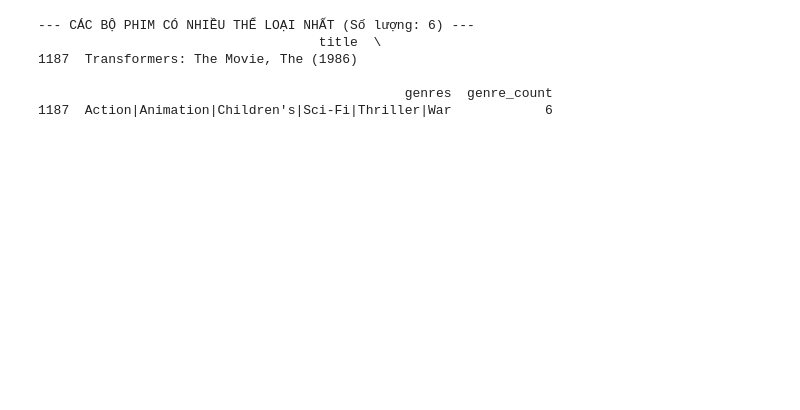
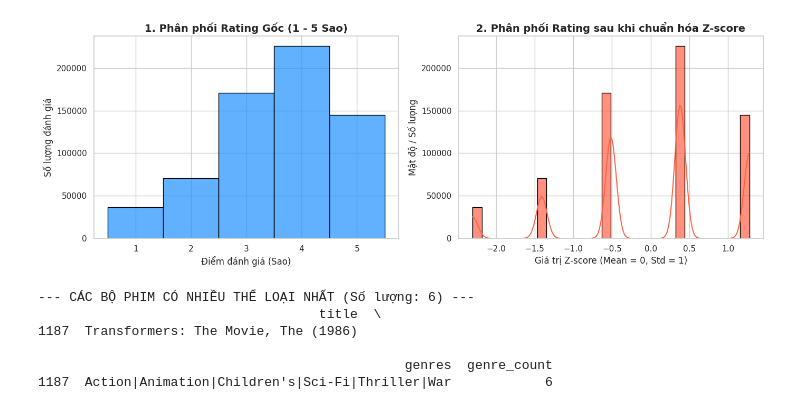
Before and after one commit to thuviettran/demo-github, a Jupyter notebook: movie_v3.ipynb, the cells around one changed output. Cells and saved outputs as stored; diff of their text form; code cells hidden in the pictures; blank space fills up the shorter version.

Commit message:
đã sửa thay đổi và hoàn chỉnh: 9/4/2026

```diff
--- a/movie_v3.ipynb
+++ b/movie_v3.ipynb
@@ -318,3 +443,38 @@ print("Đã xuất thành công ra file Ket_Qua_Tap_Test.xlsx!")
+# %%
+import matplotlib.pyplot as plt
+import seaborn as sns
+
+# =====================
+# VẼ BIỂU ĐỒ TRỰC QUAN HÓA DỮ LIỆU RATING
+# Đặt đoạn code này ngay sau khi bạn đã chia và chuẩn hóa y_train
+# =====================
+
+# Thiết lập phong cách nền cho biểu đồ đẹp hơn
+sns.set_theme(style="whitegrid")
+
+# Tạo một khung hình gồm 2 biểu đồ nằm ngang (1 hàng, 2 cột)
+fig, axes = plt.subplots(1, 2, figsize=(14, 5))
+
+# --- Biểu đồ 1: Rating Gốc (1-5 sao) ---
+sns.histplot(y_train_raw, bins=5, discrete=True, color="dodgerblue", edgecolor="black", alpha=0.7, ax=axes[0])
+axes[0].set_title("1. Phân phối Rating Gốc (1 - 5 Sao)", fontsize=14, fontweight='bold')
+axes[0].set_xlabel("Điểm đánh giá (Sao)", fontsize=12)
+axes[0].set_ylabel("Số lượng đánh giá", fontsize=12)
+axes[0].set_xticks([1, 2, 3, 4, 5]) # Ép hiển thị đúng 5 mức điểm
+
+# --- Biểu đồ 2: Rating Chuẩn hóa (Z-score) ---
+sns.histplot(y_train, bins=30, kde=True, color="tomato", edgecolor="black", alpha=0.7, ax=axes[1])
+axes[1].set_title("2. Phân phối Rating sau khi chuẩn hóa Z-score", fontsize=14, fontweight='bold')
+axes[1].set_xlabel("Giá trị Z-score (Mean = 0, Std = 1)", fontsize=12)
+axes[1].set_ylabel("Mật độ / Số lượng", fontsize=12)
+
+# Điều chỉnh khoảng cách giữa 2 biểu đồ cho cân đối
+plt.tight_layout()
+
+# Hiển thị biểu đồ ra màn hình
+plt.show()
+# %% [output]
+[figure, added]
 # %%
 # =====================
 # In ra bộ phim có nhiều thể loại nhất
```
Also changed, not shown: parts of 8 cells of this notebook.
